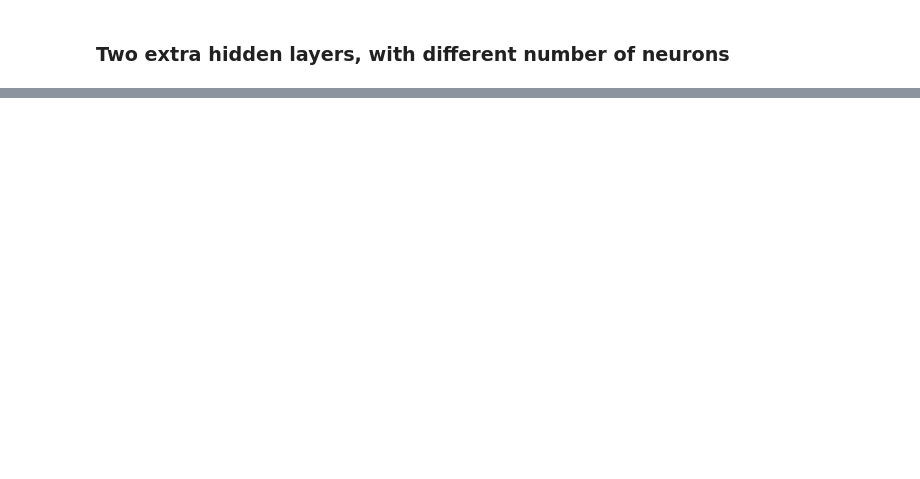
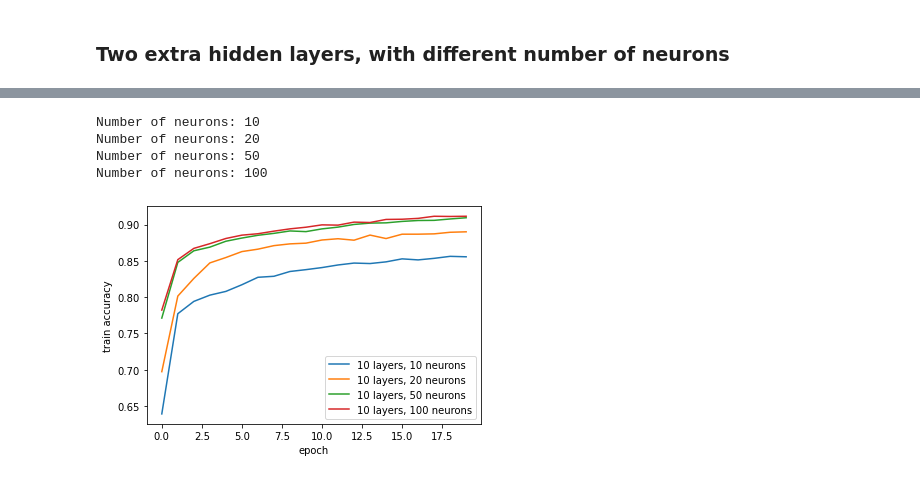
Before and after one commit to demetriomagatti/TensorFlow_intro, a Jupyter notebook: Lesson3/MNIST_extra.ipynb, the cells around one changed output, grey strips where cells are left out. Drawn from its saved outputs; the diff is of its cells as text; code cells hidden in the pictures; blank space fills up the shorter version.

```diff
--- a/Lesson3/MNIST_extra.ipynb
+++ b/Lesson3/MNIST_extra.ipynb
@@ -183,8 +200,0 @@ for num_neurons in hidden_layer_neurons:
-# %%
-for i in range(len(t2_history)):
-    plt.plot(t2_history[i],label=f'{hidden_layer_neurons[i]} layers, 10 neurons')
-
-plt.legend()
-plt.xlabel('epoch')
-plt.ylabel('train accuracy')
-plt.show()
@@ -190,0 +251,42 @@ plt.show()
+# %%
+# Test2
+epochs = 20
+num_hidden_layers = 10
+hidden_layer_neurons_common = [10,20,50,100]
+t2_history = []
+
+# Empty builder definition
+builder = bl.ModelBuilder()
+hidden_layer_activation_common = builder.hidden_layer_activation
+
+# Modifying default parameters and building model
+for num_neurons in hidden_layer_neurons_common:
+    print(f'Number of neurons: {num_neurons}')
+    hidden_layer_neurons = num_hidden_layers*[num_neurons]
+    hidden_layer_activation = num_hidden_layers*[hidden_layer_activation_common]
+    builder = bl.ModelBuilder(dataset=dataset,
+                              metadata=metadata,
+                              num_hidden_layers= num_hidden_layers,
+                              hidden_layer_neurons = hidden_layer_neurons,
+                              hidden_layer_activation = hidden_layer_activation,
+                              epochs = epochs,
+                              verbose=0)
+    model = builder.define()
+    builder.model = model
+    history = builder.train()
+    t2_history.append(history.history['accuracy'])
+# %% [output]
+Number of neurons: 10
+Number of neurons: 20
+Number of neurons: 50
+Number of neurons: 100
+# %%
+for i in range(len(t2_history)):
+    plt.plot(t2_history[i],label=f'10 layers, {hidden_layer_neurons_common[i]} neurons')
+
+plt.legend()
+plt.xlabel('epoch')
+plt.ylabel('train accuracy')
+plt.show()
+# %% [output]
+[figure, added]
```
Also changed, not shown: parts of 18 cells of this notebook.
